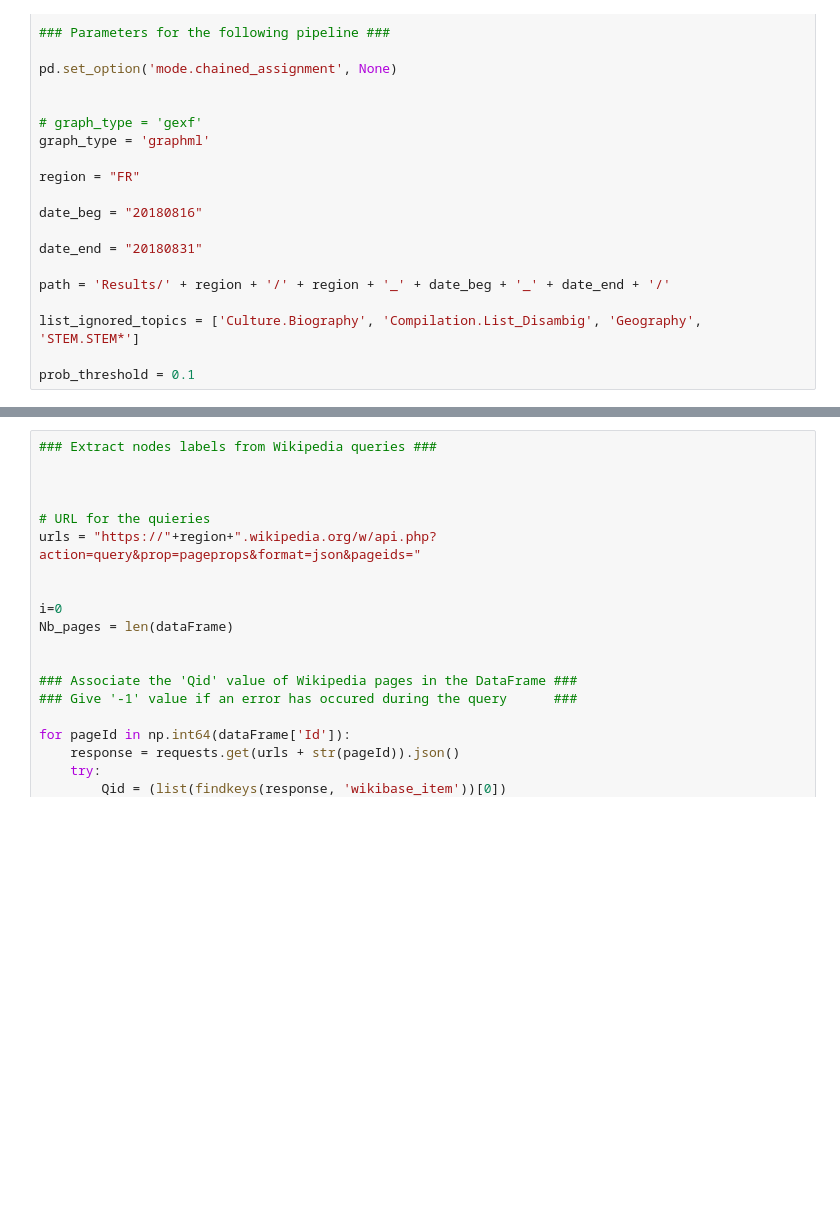
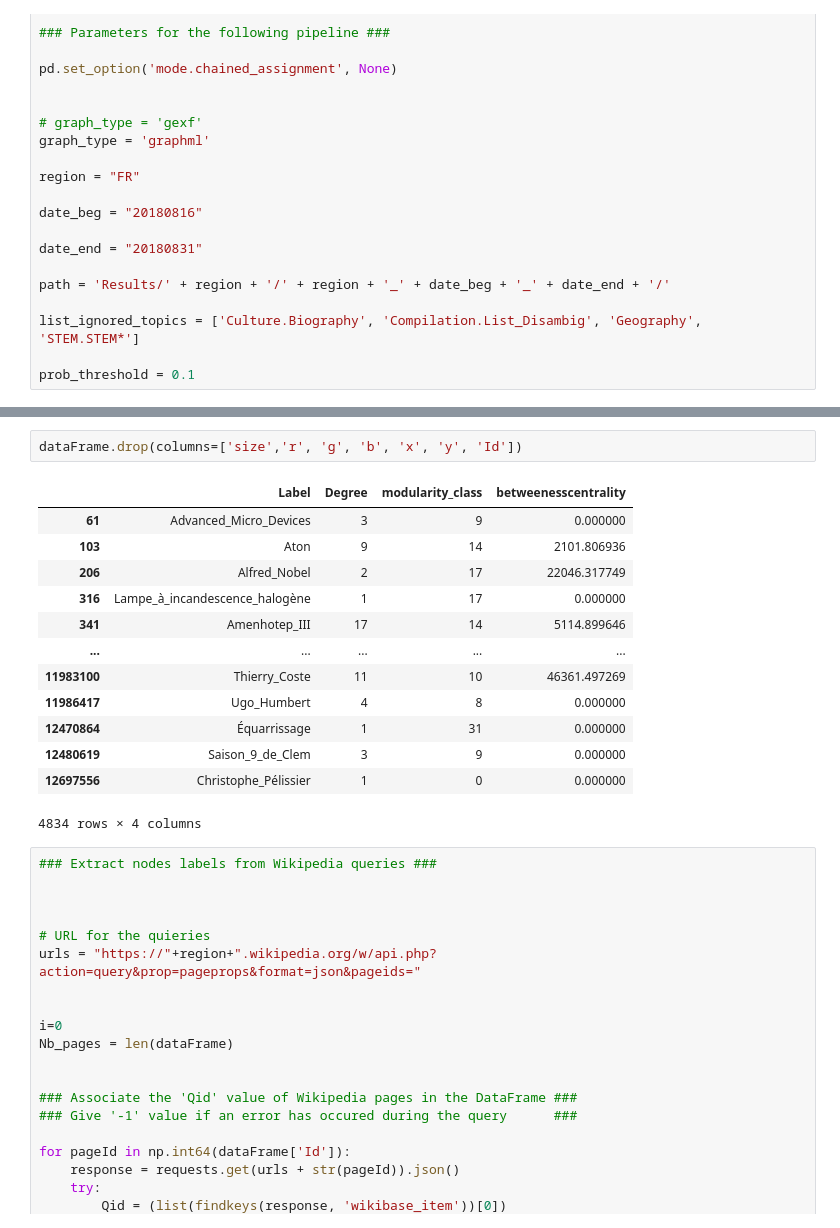
Before and after one commit to etiennechlt/Wikipedia, a Jupyter notebook: Python/Topics_exctraction.ipynb, the cells around one changed output, grey strips where cells are left out. Cells and saved outputs as stored; diff of their text form; blank space fills up the shorter version.

```diff
--- a/Python/Topics_exctraction.ipynb
+++ b/Python/Topics_exctraction.ipynb
@@ -113,3 +113,19 @@ Number of clusters:  40
+# %%
+dataFrame.drop(columns=['size','r', 'g', 'b', 'x', 'y', 'Id'])
+# %% [output]
+|  | Label | Degree | modularity_class | betweenesscentrality |
+| 61 | Advanced_Micro_Devices | 3 | 9 | 0.000000 |
+| 103 | Aton | 9 | 14 | 2101.806936 |
+| 206 | Alfred_Nobel | 2 | 17 | 22046.317749 |
+| 316 | Lampe_à_incandescence_halogène | 1 | 17 | 0.000000 |
+| 341 | Amenhotep_III | 17 | 14 | 5114.899646 |
+| ... | ... | ... | ... | ... |
+| 11983100 | Thierry_Coste | 11 | 10 | 46361.497269 |
+| 11986417 | Ugo_Humbert | 4 | 8 | 0.000000 |
+| 12470864 | Équarrissage | 1 | 31 | 0.000000 |
+| 12480619 | Saison_9_de_Clem | 3 | 9 | 0.000000 |
+| 12697556 | Christophe_Pélissier | 1 | 0 | 0.000000 |
+4834 rows × 4 columns
 # %%
 ### Extract nodes labels from Wikipedia queries ###
 
```
Also changed, not shown: parts of 1 cell of this notebook, 10 other files.
